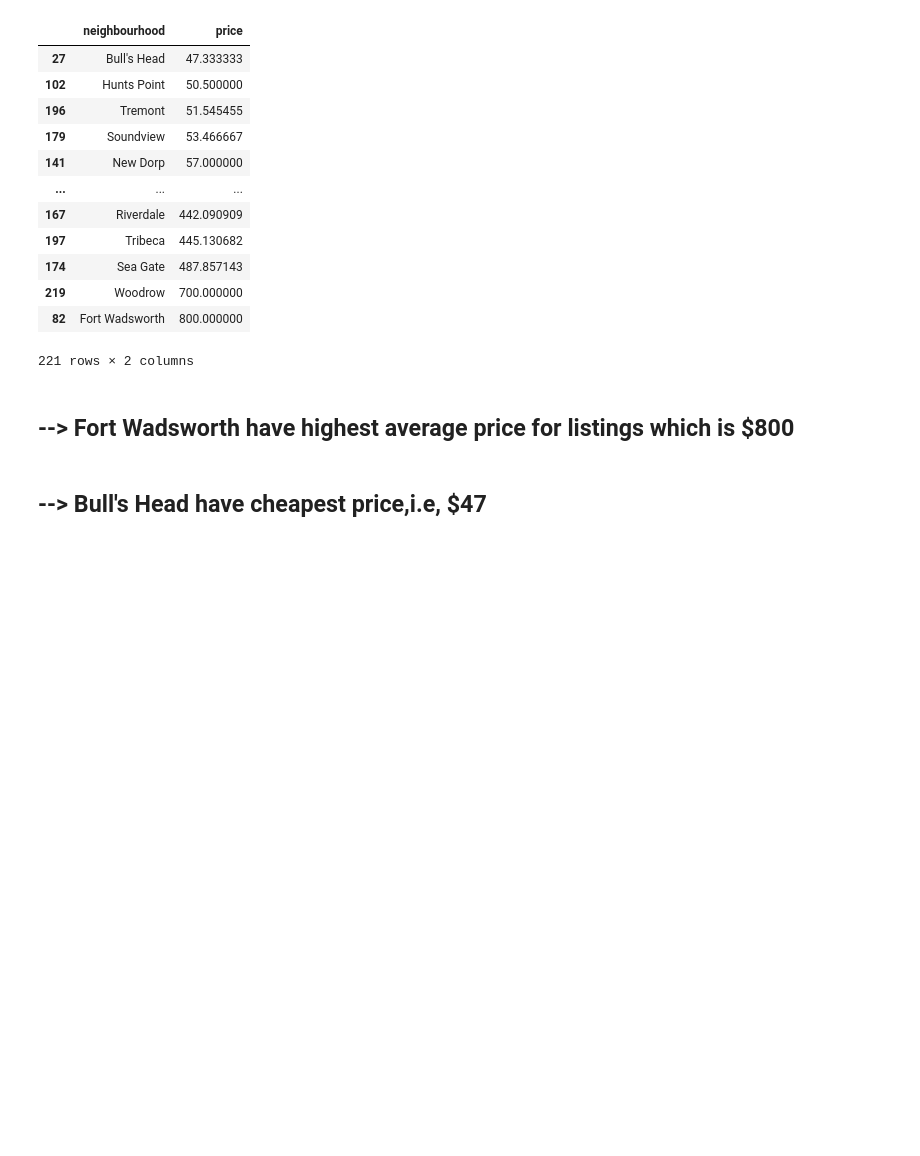
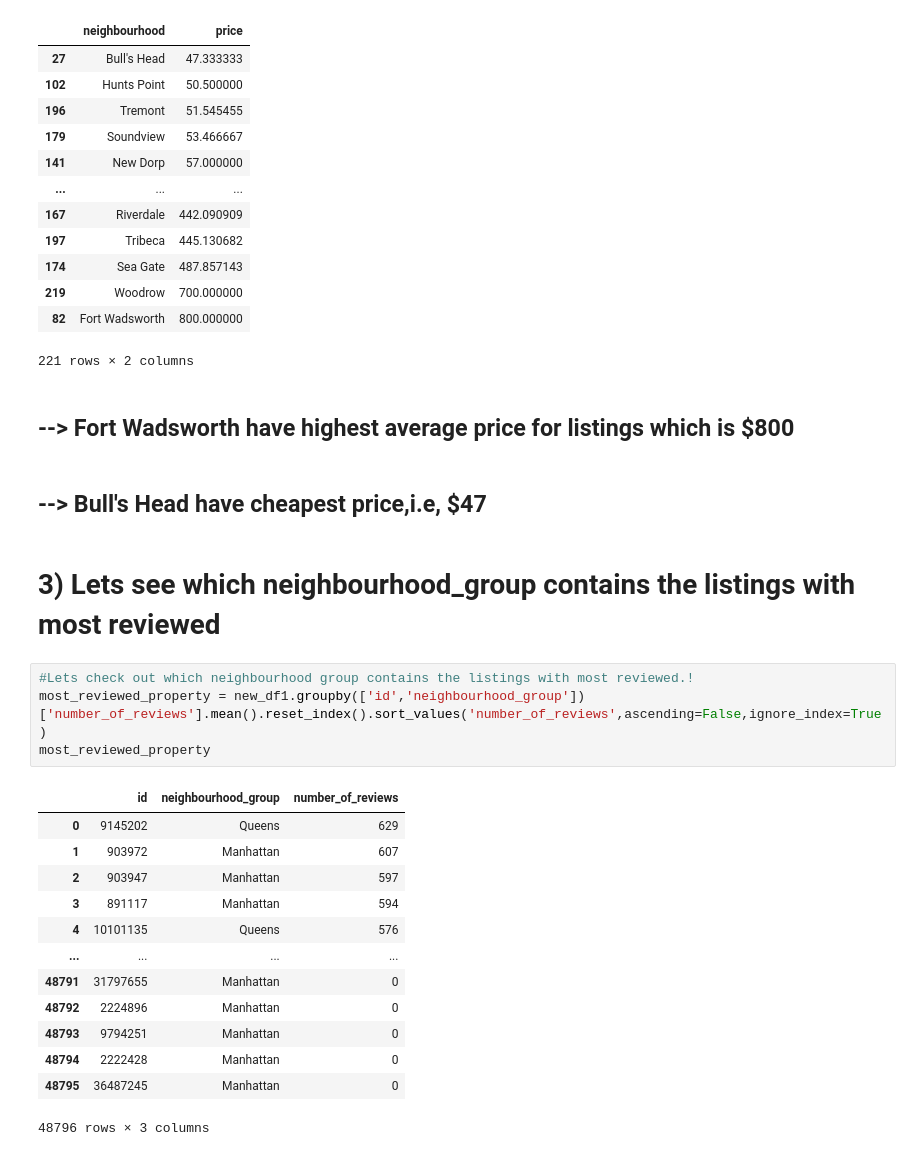
Before and after one commit to kajalDhun114/Airbnb-EDA-Project, a Jupyter notebook: Copy_of_Airbnb_Bookings_Analysis_Capstone_Project.ipynb, the cells around one changed output. Cells and saved outputs as stored; diff of their text form; blank space fills up the shorter version.

```diff
--- a/Copy_of_Airbnb_Bookings_Analysis_Capstone_Project.ipynb
+++ b/Copy_of_Airbnb_Bookings_Analysis_Capstone_Project.ipynb
@@ -432,3 +432,23 @@ avgprice_of_neigh
 ## --> **Fort Wadsworth** have highest average price for listings which is $800
 # %% [markdown]
 ## --> **Bull's Head** have cheapest price,i.e, $47
+# %% [markdown]
+# **3)** **Lets see which neighbourhood_group contains the listings with most reviewed**
+# %%
+#Lets check out which neighbourhood group contains the listings with most reviewed.!
+most_reviewed_property = new_df1.groupby(['id','neighbourhood_group'])['number_of_reviews'].mean().reset_index().sort_values('number_of_reviews',ascending=False,ignore_index=True)
+most_reviewed_property
+# %% [output]
+|  | id | neighbourhood_group | number_of_reviews |
+| 0 | 9145202 | Queens | 629 |
+| 1 | 903972 | Manhattan | 607 |
+| 2 | 903947 | Manhattan | 597 |
+| 3 | 891117 | Manhattan | 594 |
+| 4 | 10101135 | Queens | 576 |
+| ... | ... | ... | ... |
+| 48791 | 31797655 | Manhattan | 0 |
+| 48792 | 2224896 | Manhattan | 0 |
+| 48793 | 9794251 | Manhattan | 0 |
+| 48794 | 2222428 | Manhattan | 0 |
+| 48795 | 36487245 | Manhattan | 0 |
+48796 rows × 3 columns
```
Also changed, not shown: parts of 15 cells of this notebook.
